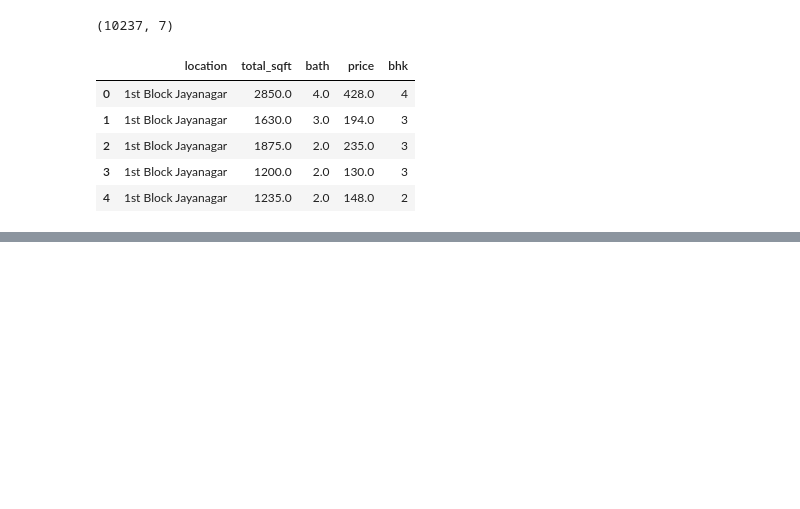
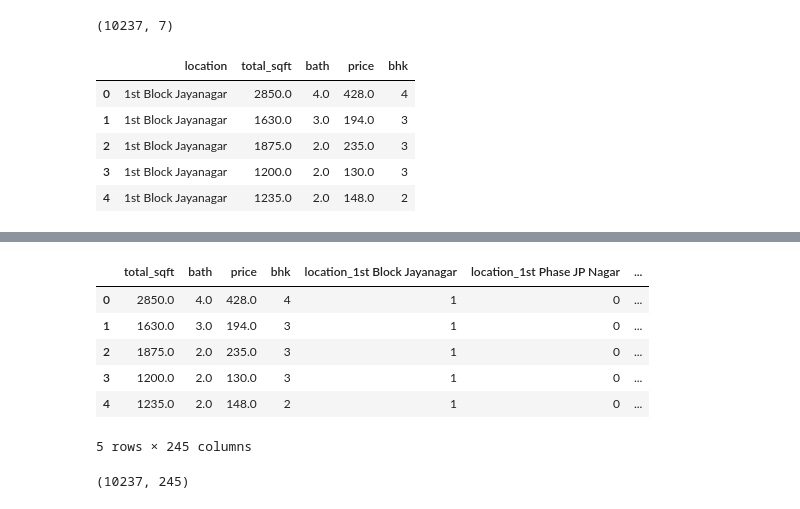
Before and after one commit to davidalias/PythonProjects, a Jupyter notebook: Regression/house_price_predict/model.ipynb, the cells around one changed output, grey strips where cells are left out. Drawn from its saved outputs; the diff is of its cells as text; code cells hidden in the pictures; blank space fills up the shorter version.

```diff
--- a/Regression/house_price_predict/model.ipynb
+++ b/Regression/house_price_predict/model.ipynb
@@ -359,0 +366,3 @@ df9.head()
+# %%
+dummies = pd.get_dummies(df9, columns=["location"], dtype=int)#drop_first = True
+dummies.head(3)
@@ -359,0 +375,15 @@ df9.head()
+# %%
+df10 = dummies.drop(['location_other'], axis = 'columns')
+df10.head()
+# %% [output]
+|  | total_sqft | bath | price | bhk | location_1st Block Jayanagar | location_1st Phase JP Nagar | ... |
+| 0 | 2850.0 | 4.0 | 428.0 | 4 | 1 | 0 | ... |
+| 1 | 1630.0 | 3.0 | 194.0 | 3 | 1 | 0 | ... |
+| 2 | 1875.0 | 2.0 | 235.0 | 3 | 1 | 0 | ... |
+| 3 | 1200.0 | 2.0 | 130.0 | 3 | 1 | 0 | ... |
+| 4 | 1235.0 | 2.0 | 148.0 | 2 | 1 | 0 | ... |
+5 rows × 245 columns
+# %%
+df10.shape
+# %% [output]
+(10237, 245)
```
Also changed, not shown: parts of 10 cells of this notebook.
